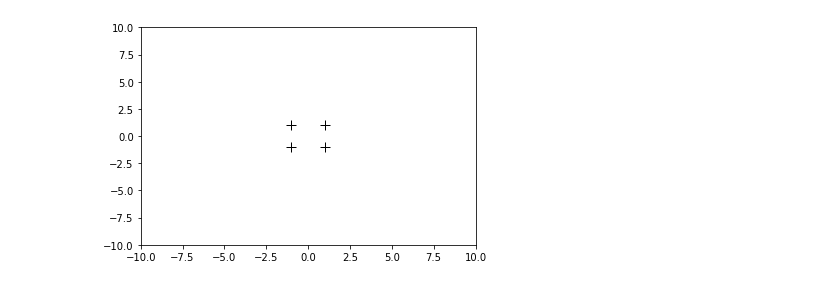
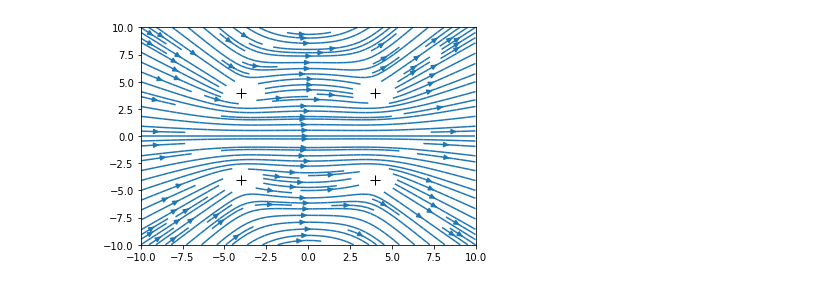
Before and after one commit to erscat/Fluids-hw2, a Jupyter notebook: Vortex code.ipynb, the cells around one changed output. Drawn from its saved outputs; the diff is of its cells as text; code cells hidden in the pictures.

```diff
--- a/Vortex code.ipynb
+++ b/Vortex code.ipynb
@@ -10,11 +10,12 @@ import matplotlib . pyplot as plt
 dt = 0.01
 Nsteps = 10
 k = 3
+line_density = 1.5
 
 # Setting up initial conditions (vortex centres and circulation)
 # Vortex rings
-y_v = np.array([1,1,-1,-1]) #Positions of vortex centers
-x_v = np.array([-1,1,-1,1])
+y_v = 4*np.array([1,1,-1,-1]) #Positions of vortex centers
+x_v = 4*np.array([-1,1,-1,1])
 k_v = np.array([k,k,-k,-k]) #Circulation of vortices
 # %%
 # Setting up the plot
@@ -23,36 +24,39 @@ fig , ax = plt.subplots(1,1)
 
 # mark the initial positions of vortices
 p, = ax.plot(x_v, y_v, 'k+', markersize=10)
 
 # play around with the marker size and type as you see fit
 # draw the initial velocity streamline
 ngrid = 10
 Y, X = np.mgrid[-ngrid:ngrid:360j, -ngrid:ngrid:360j]
 #360j sets the resolution of the cartesian grid; play around with it as you see fit
 
 vel_x = np.zeros(np.shape(Y)) #this holds x−velocity
 vel_y = np.zeros(np.shape(Y)) #this holds y−velocity
 
 # masking radius for better visualization of the vortex centres
-r_mask = 0.01
+r_mask = 1
 # within this mask, you will not plot any streamline
 #so that you can see more clearly the movement of the vortex centres
 
 for i in range(len(x_v)): #looping over each vortex
     # computing the total velocity field
     xi = x_v[i] ; yi = y_v[i]
+    k = k_v[i]
     dx = X - xi; dy = Y - yi
-
-
-
+    r = np.sqrt(dx**2 + dy**2)
+    vel_x += -k*dy/r # phi-hat perpendicular to r
+    vel_y += k*dx/r
     # insert lines for masking (set the masking area to NaN)
+    vel_x[r < r_mask] = np.NaN
+    vel_y[r < r_mask] = np.NaN
 
 # set up the boundaries of the simulation box
 ax.set_xlim([-ngrid, ngrid])
 ax.set_ylim([-ngrid, ngrid])
 # initial plot of the streamlines
-ax.streamplot(X, Y, vel_x , vel_y , density=[1,1])
+ax.streamplot(X, Y, vel_x , vel_y , density=[line_density,line_density])
 # play around with density as you see fit; #see the API documentation for more detail
 fig.canvas.draw()
 # %% [output]
-[figure, old version]
+[figure, new version]
```
Also changed, not shown: parts of 3 cells of this notebook.
